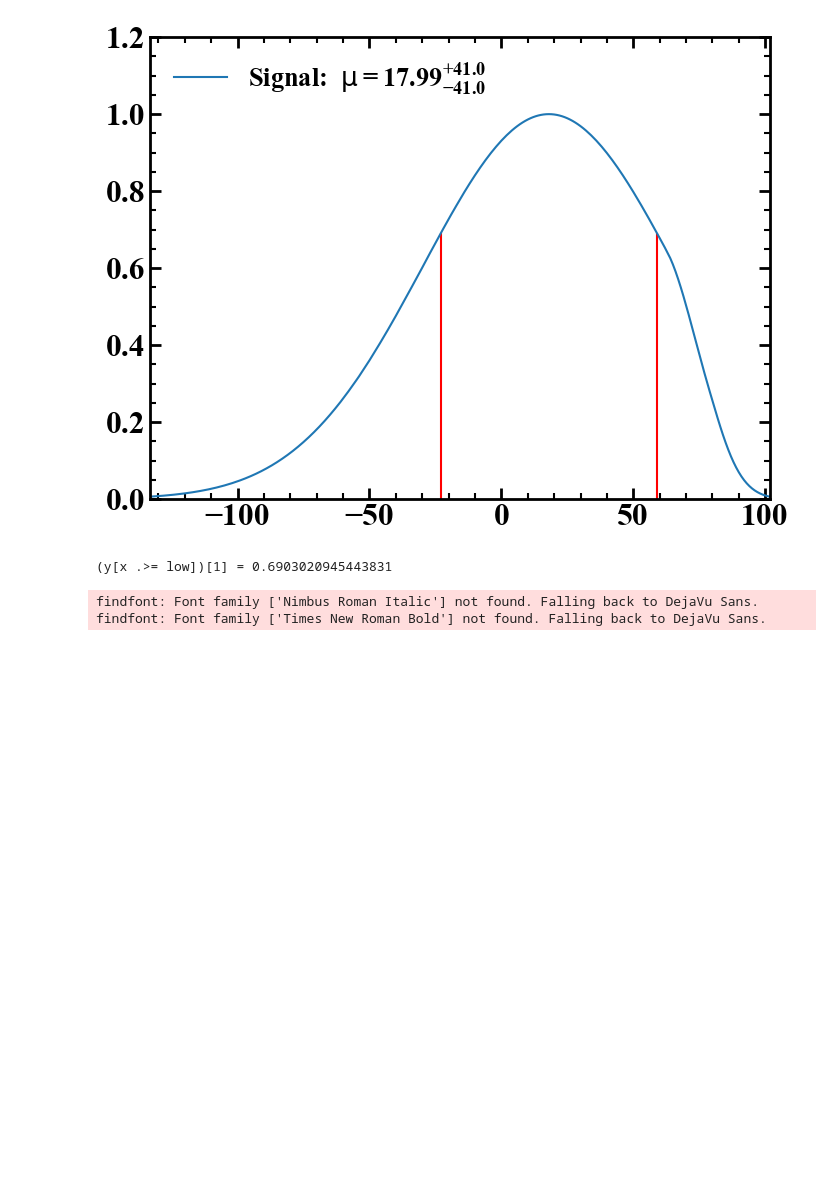
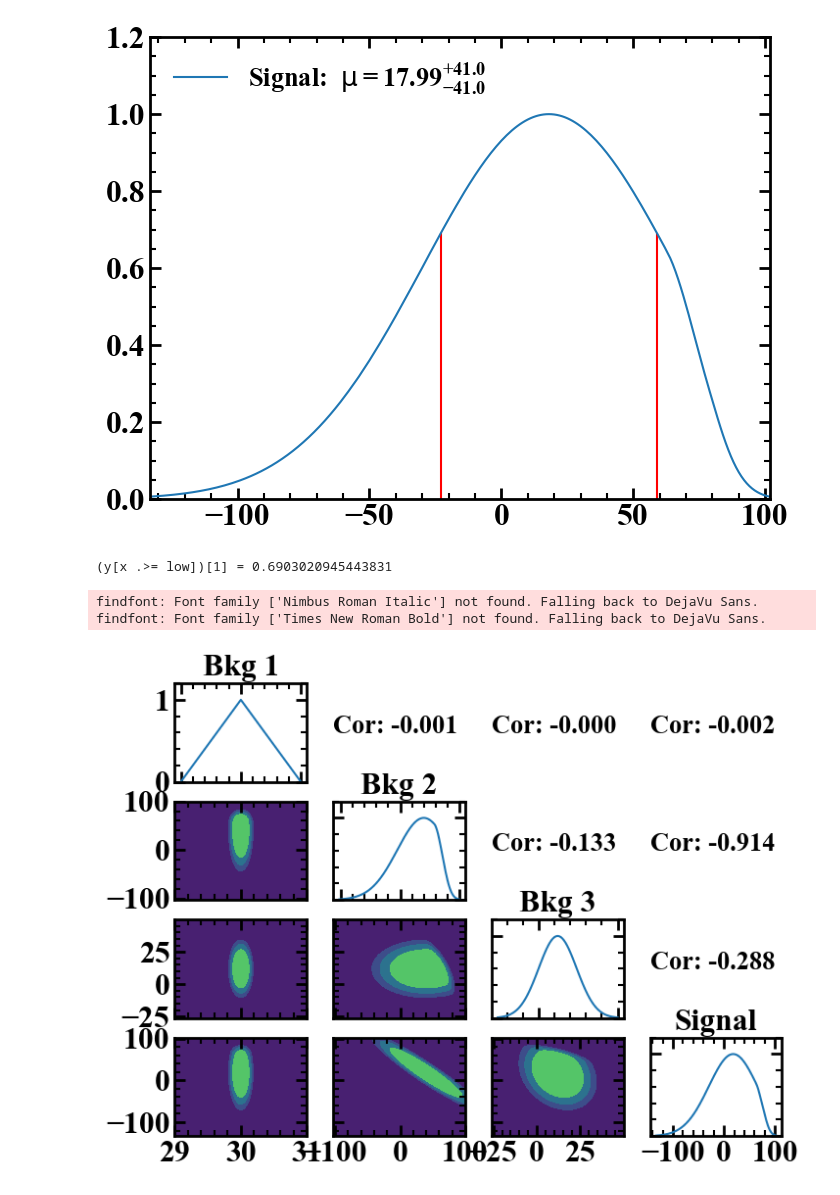
Before and after one commit to MorganAskins/watchfish, a Jupyter notebook: NewProtofish.ipynb, the cells around one changed output. Drawn from its saved outputs; the diff is of its cells as text; code cells hidden in the pictures; blank space fills up the shorter version.

```diff
--- a/NewProtofish.ipynb
+++ b/NewProtofish.ipynb
@@ -45,3 +114,11 @@ plt.show()
 (y[x .>= low])[1] = 0.6903020945443831
 findfont: Font family ['Nimbus Roman Italic'] not found. Falling back to DejaVu Sans.
 findfont: Font family ['Times New Roman Bold'] not found. Falling back to DejaVu Sans.
+# %%
+using PyPlot
+
+correlation_plots(results)
+
+plt.show()
+# %% [output]
+[figure, added]
```
Also changed, not shown: parts of 14 cells of this notebook, 5 other files.
